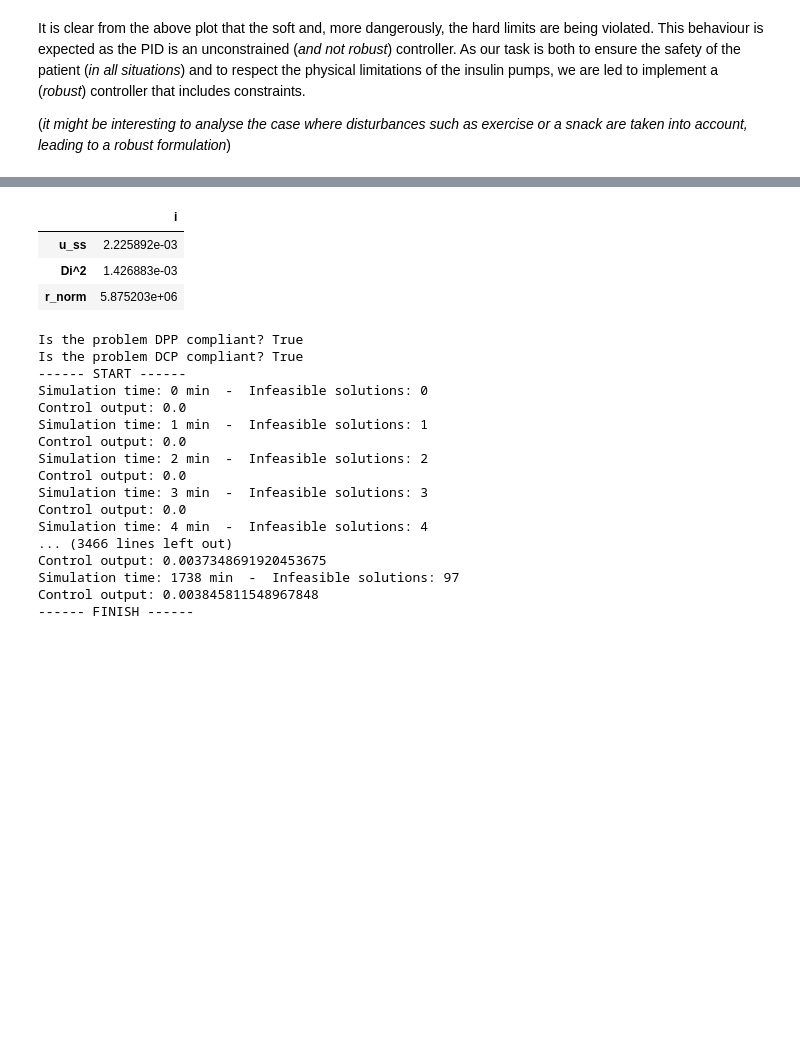
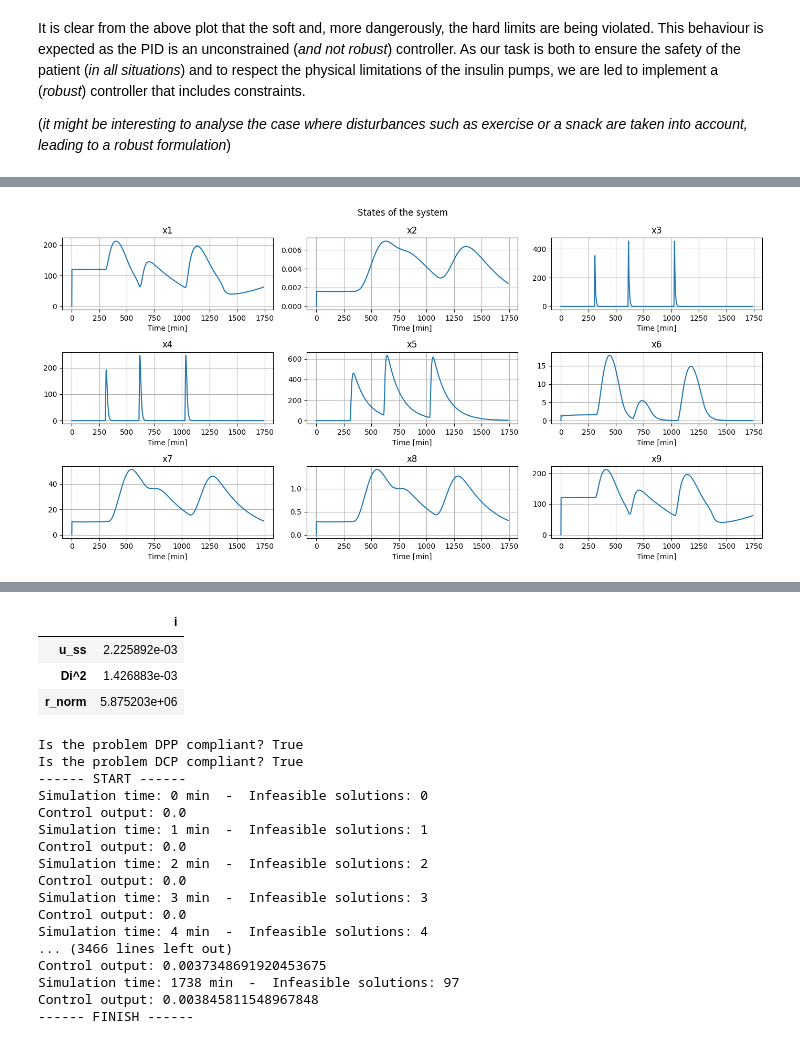
Before and after one commit to Jackmastro/MPC_DeePC_COCO, a Jupyter notebook: COCO2024project.ipynb, the cells around one changed output, grey strips where cells are left out. Drawn from its saved outputs; the diff is of its cells as text; code cells hidden in the pictures; blank space fills up the shorter version.

```diff
--- a/COCO2024project.ipynb
+++ b/COCO2024project.ipynb
@@ -799,35 +789,53 @@ class TrackingMPC:
 # %%
 ##################################### Weights Estimation - Normalization ###################################
 from IPython.display import display
+import matplotlib.pyplot as plt
+
+states = pid_controller.x
+time_simulation = np.arange(0, states.shape[0], 1)
+
+# Plot the states in 9 subplots
+fig, axs = plt.subplots(3, 3, figsize=(14, 7))
+fig.suptitle('States of the system')
+
+for i in range(9):
+    axs[i//3, i%3].plot(time_simulation, states[:, i])
+    axs[i//3, i%3].set_title(f'x{i+1}')
+    axs[i//3, i%3].set_xlabel('Time [min]')
+    axs[i//3, i%3].grid(True)
+
+plt.tight_layout()
+plt.show()
 
 # For Q (and S)
 xss = pid_controller.xss
 
 column_names = [f'x{i}' for i in range(1, len(xss) + 1)]
 df_x = pd.DataFrame((xss).reshape(-1,9), columns=column_names, index=['x_ss'])
 
 # x_max = pid_controller.x_lim
 x_max = np.max(pid_controller.x, axis=0)
 
 df_x = pd.concat([df_x, pd.DataFrame((x_max).reshape(-1,9), columns=column_names, index=['x_max'])])
 df_x = pd.concat([df_x, pd.DataFrame((x_max - xss).reshape(-1,9), columns=column_names, index=['Dx'])])
 delta_x_square = (x_max - xss)**2
 df_x = pd.concat([df_x, pd.DataFrame(delta_x_square.reshape(-1,9), columns=column_names, index=['Dx^2'])])
 normalization_Q = delta_x_square[8] / delta_x_square
 df_x = pd.concat([df_x, pd.DataFrame(normalization_Q.reshape(-1,9), columns=column_names, index=['Q_norm'])])
 display(df_x)
 
 # For r
 uss = pid_controller.uss
 
 df_i = pd.DataFrame(uss, columns=['i'], index=['u_ss'])
 
 delta_i_square = (0.04 - uss)**2
 df_i = pd.concat([df_i, pd.DataFrame(delta_i_square, columns=['i'], index=['Di^2'])])
 normalization_r = delta_x_square[8] / delta_i_square
 df_i = pd.concat([df_i, pd.DataFrame(normalization_r, columns=['i'], index=['r_norm'])])
 display(df_i)
 # %% [output]
+[figure, added]
 |  | x1 | x2 | x3 | x4 | x5 | x6 | x7 | x8 | x9 |
 | x_ss | 120.000000 | 1.601439e-03 | 0.000000 | 0.000000 | 0.000000 | 1.508147 | 10.273468 | 0.282689 | 120.000000 |
 | x_max | 212.109026 | 6.922945e-03 | 453.944180 | 247.563177 | 635.803343 | 17.874357 | 51.505054 | 1.413693 | 211.559972 |
```
Also changed, not shown: parts of 13 cells of this notebook, 1 other file.
